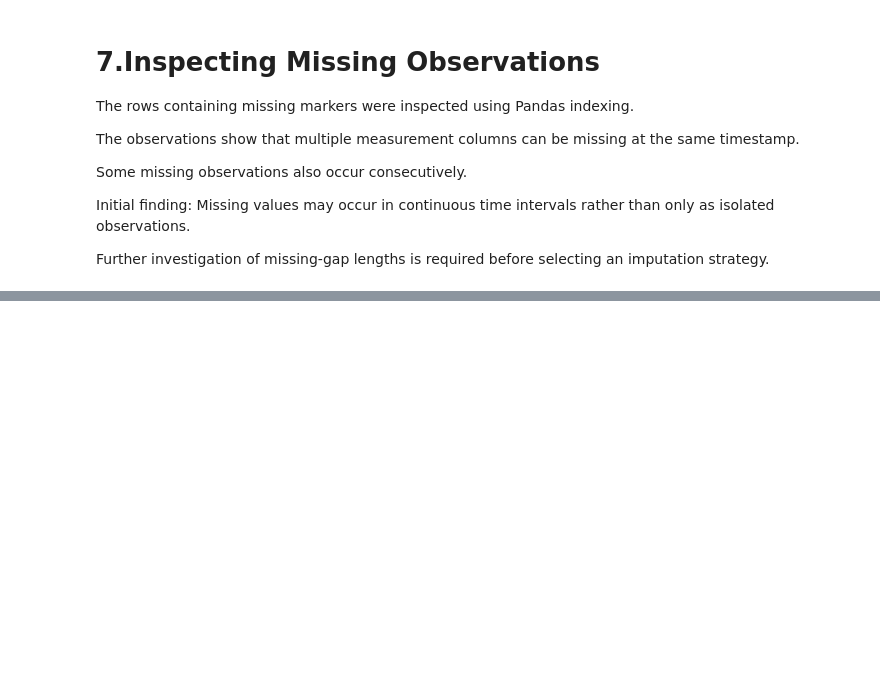
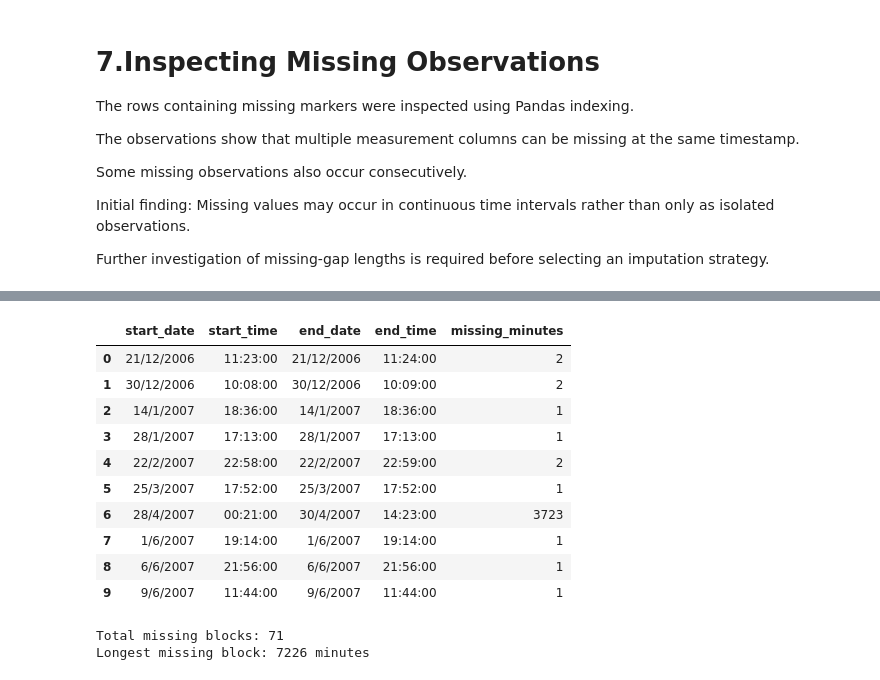
Before and after one commit to adityasagar1125-lgtm/EnergySense, a Jupyter notebook: notebooks/01_data_understanding.ipynb, the cells around one changed output, grey strips where cells are left out. Cells and saved outputs as stored; diff of their text form; code cells hidden in the pictures; blank space fills up the shorter version.

```diff
--- a/notebooks/01_data_understanding.ipynb
+++ b/notebooks/01_data_understanding.ipynb
@@ -221,0 +256,3 @@ Further investigation of missing-gap lengths is required before selecting an imp
+# %%
+missing_rows=df[measurement_cols].isna().any(axis=1)
+missing_rows
@@ -221,0 +272,37 @@ Further investigation of missing-gap lengths is required before selecting an imp
+# %%
+# Assign IDs to consecutive missing-value blocks
+group_id = missing_rows.ne(missing_rows.shift()).cumsum()
+
+# Summarize missing-value blocks
+gap_summary = (
+    df.loc[missing_rows]
+    .assign(group_id=group_id[missing_rows])
+    .groupby('group_id')
+    .agg(
+        start_date=('Date', 'first'),
+        start_time=('Time', 'first'),
+        end_date=('Date', 'last'),
+        end_time=('Time', 'last'),
+        missing_minutes=('Date', 'size')
+    )
+    .reset_index(drop=True)
+)
+
+display(gap_summary.head(10))
+
+print("Total missing blocks:", len(gap_summary))
+print("Longest missing block:", gap_summary['missing_minutes'].max(), "minutes")
+# %% [output]
+|  | start_date | start_time | end_date | end_time | missing_minutes |
+| 0 | 21/12/2006 | 11:23:00 | 21/12/2006 | 11:24:00 | 2 |
+| 1 | 30/12/2006 | 10:08:00 | 30/12/2006 | 10:09:00 | 2 |
+| 2 | 14/1/2007 | 18:36:00 | 14/1/2007 | 18:36:00 | 1 |
+| 3 | 28/1/2007 | 17:13:00 | 28/1/2007 | 17:13:00 | 1 |
+| 4 | 22/2/2007 | 22:58:00 | 22/2/2007 | 22:59:00 | 2 |
+| 5 | 25/3/2007 | 17:52:00 | 25/3/2007 | 17:52:00 | 1 |
+| 6 | 28/4/2007 | 00:21:00 | 30/4/2007 | 14:23:00 | 3723 |
+| 7 | 1/6/2007 | 19:14:00 | 1/6/2007 | 19:14:00 | 1 |
+| 8 | 6/6/2007 | 21:56:00 | 6/6/2007 | 21:56:00 | 1 |
+| 9 | 9/6/2007 | 11:44:00 | 9/6/2007 | 11:44:00 | 1 |
+Total missing blocks: 71
+Longest missing block: 7226 minutes
```
Also changed, not shown: parts of 29 cells of this notebook.
